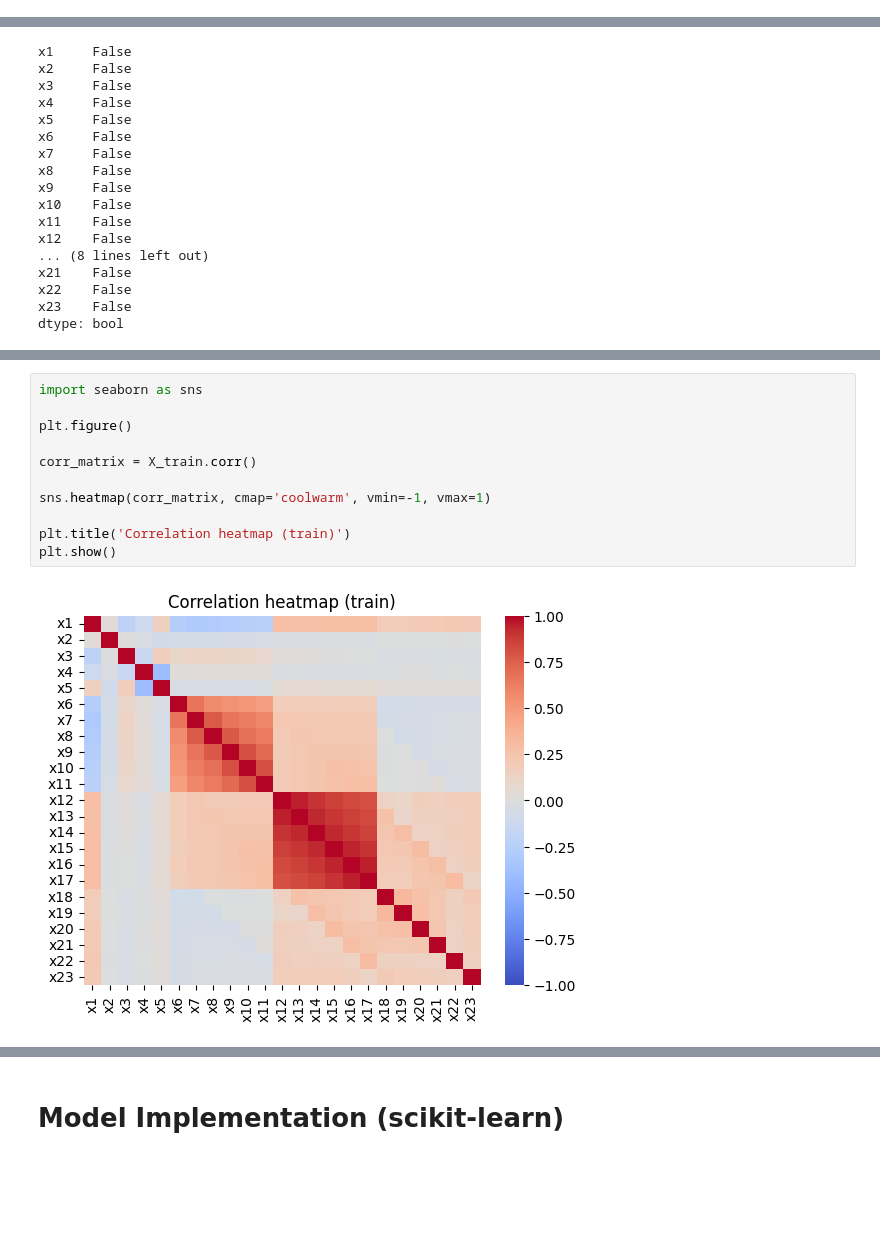
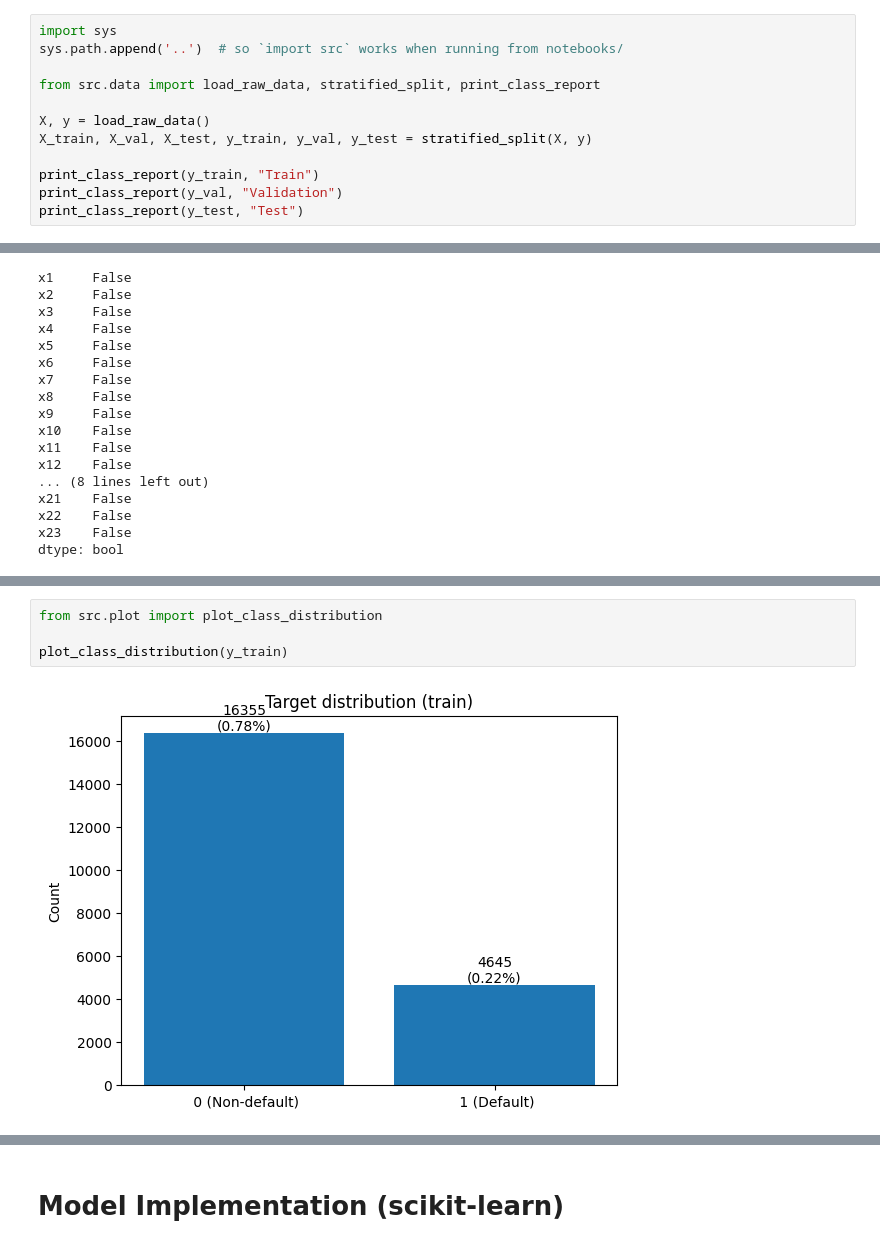
Before and after one commit to alexchu14/credit-default-prediction, a Jupyter notebook: notebooks/baseline.ipynb, the cells around one changed output, grey strips where cells are left out. Saved outputs shown, nothing was run; the diff lists cells and outputs as text; blank space fills up the shorter version.

Commit message:
refactor(baseline): trim notebook to EDA cells from src/

```diff
--- a/notebooks/baseline.ipynb
+++ b/notebooks/baseline.ipynb
@@ -76,0 +21,12 @@ Total : 4500
+# %%
+import sys
+sys.path.append('..')  # so `import src` works when running from notebooks/
+
+from src.data import load_raw_data, stratified_split, print_class_report
+
+X, y = load_raw_data()
+X_train, X_val, X_test, y_train, y_val, y_test = stratified_split(X, y)
+
+print_class_report(y_train, "Train")
+print_class_report(y_val, "Validation")
+print_class_report(y_test, "Test")
@@ -114,13 +68,6 @@ plt.close()
-# %%
-import seaborn as sns
-
-plt.figure()
-
-corr_matrix = X_train.corr()
-
-sns.heatmap(corr_matrix, cmap='coolwarm', vmin=-1, vmax=1)
-
-plt.title('Correlation heatmap (train)')
-plt.show()
-# %% [output]
-[figure, removed]
+# %%
+from src.plot import plot_class_distribution
+
+plot_class_distribution(y_train)
+# %% [output]
+[figure, added]
```
Also changed, not shown: parts of 8 cells of this notebook, 1 other file.
